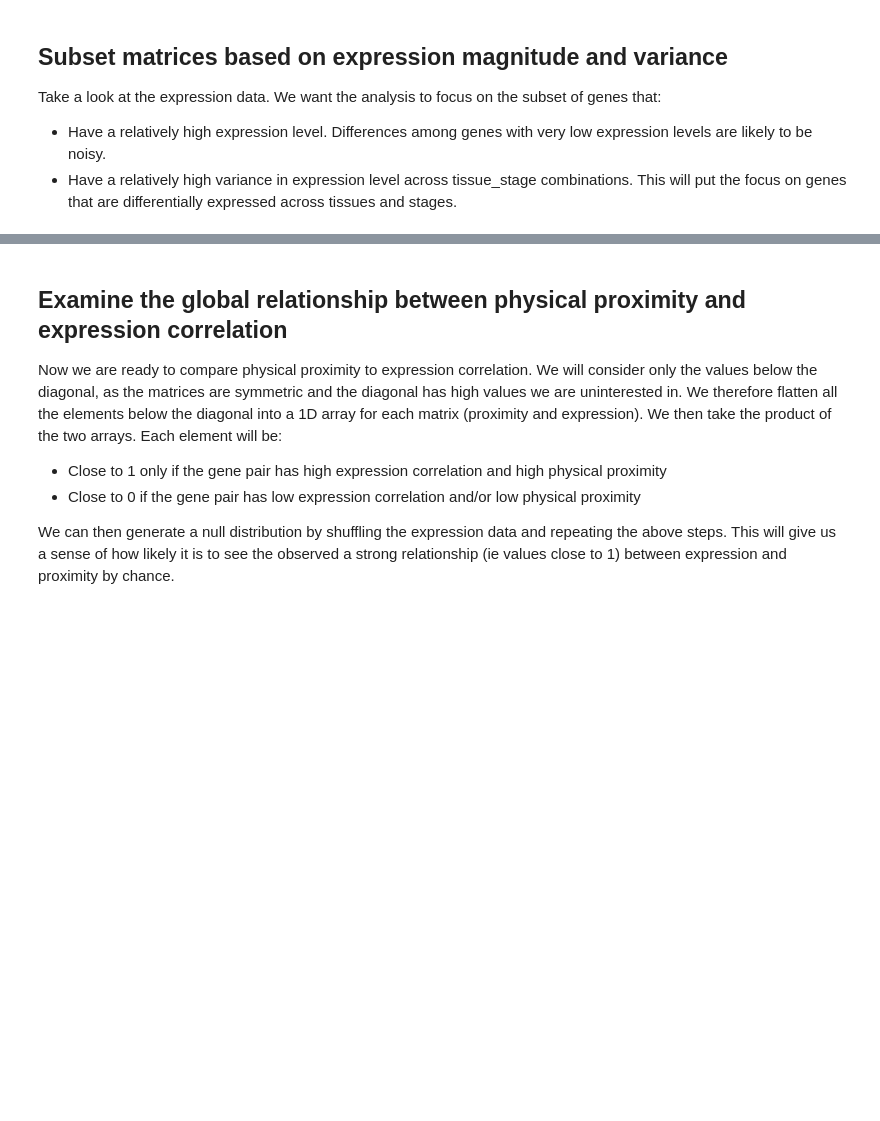
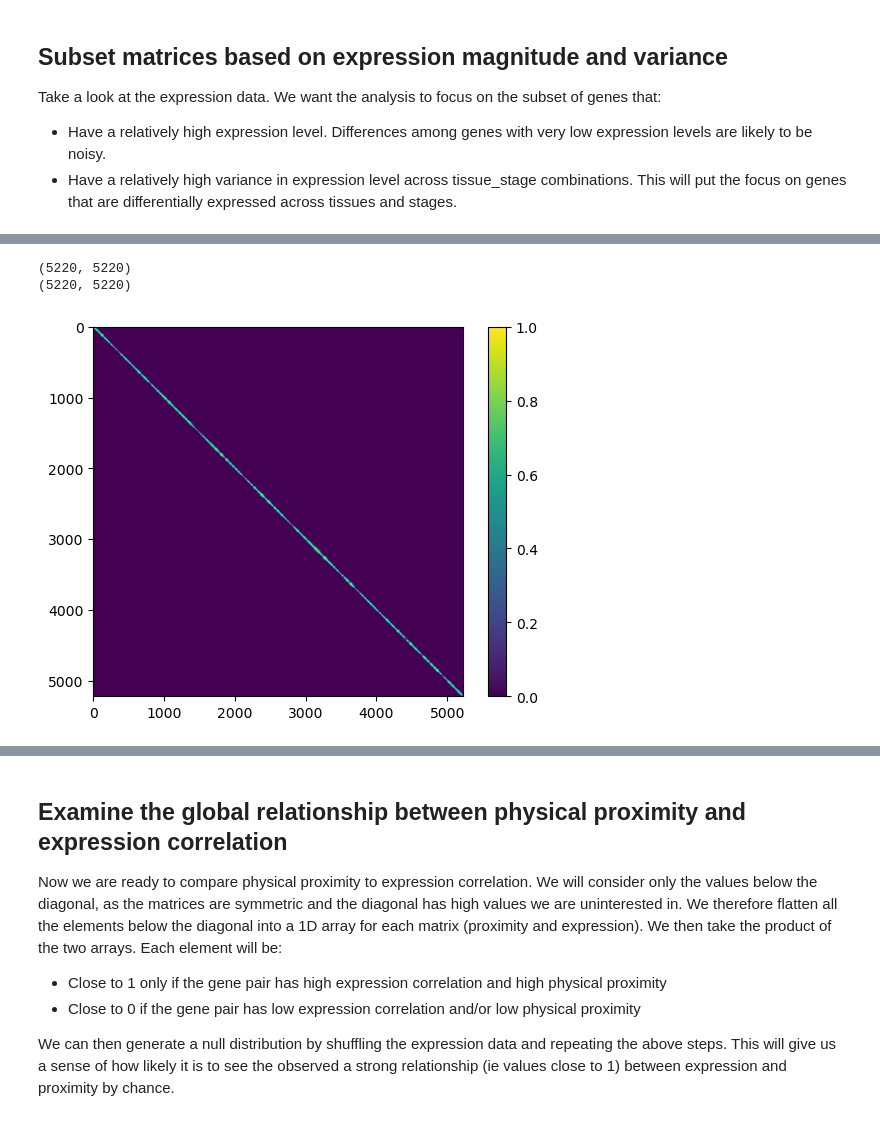
Before and after one commit to dunnlab/nanomia_genome, a Jupyter notebook: analyses_de/expression-proximity.ipynb, the cells around one changed output, grey strips where cells are left out. Saved outputs shown, nothing was run; the diff lists cells and outputs as text; code cells hidden in the pictures; blank space fills up the shorter version.

```diff
--- a/analyses_de/expression-proximity.ipynb
+++ b/analyses_de/expression-proximity.ipynb
@@ -138,7 +142,7 @@ There is some preprocessing:
 - We consider only the chromosomes, and ignore small scaffolds.
 - Genes are sorted by chromosome and then start position.
 # %%
-gff_file = "PO2744_Nanomia_bijuga.annotation.gff"
+gff_file = "../PO2744_Nanomia.annotation.gff"
 gff_data = pd.read_csv(gff_file, sep="\t", comment="#", header=None)
 gff_data.columns = ["seqid", "source", "type", "start", "end", "score", "strand", "phase", "attributes"]
 
@@ -403,3 +512,12 @@ focal_expression_similarity_matrix = expression_similarity_matrix[np.ix_(selecte
 # %%
 print(focal_proximity_matrix.shape)
 print(focal_expression_similarity_matrix.shape)
+# %% [output]
+(5220, 5220)
+(5220, 5220)
+# %%
+plt.imshow(focal_proximity_matrix, cmap="viridis")
+plt.colorbar()
+plt.show()
+# %% [output]
+[figure, added]
```
Also changed, not shown: parts of 31 cells of this notebook, 5 other files.
